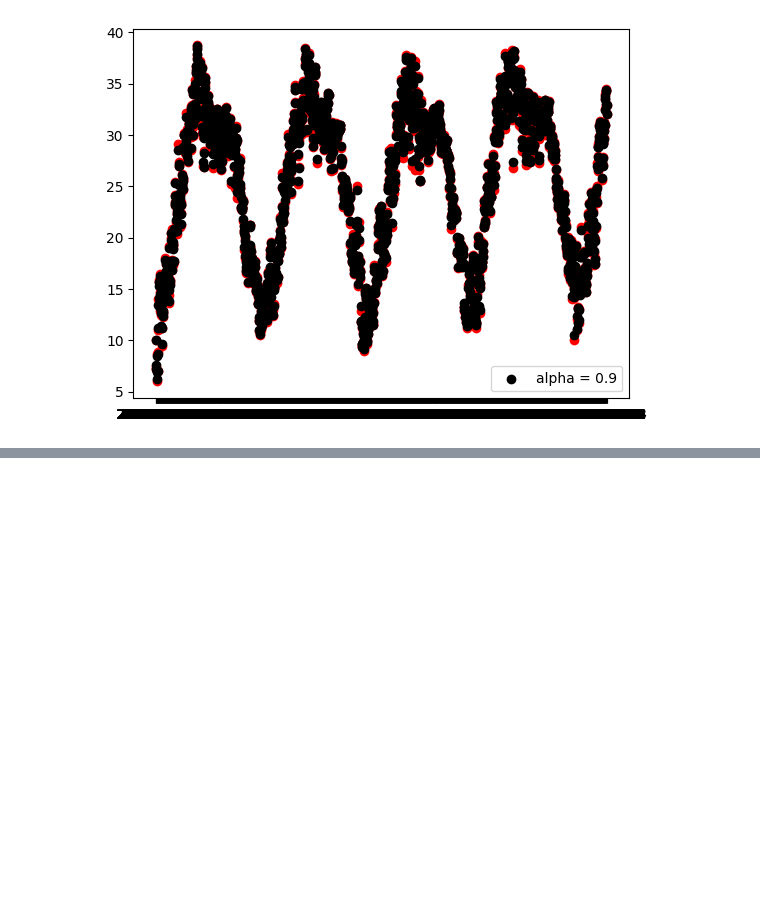
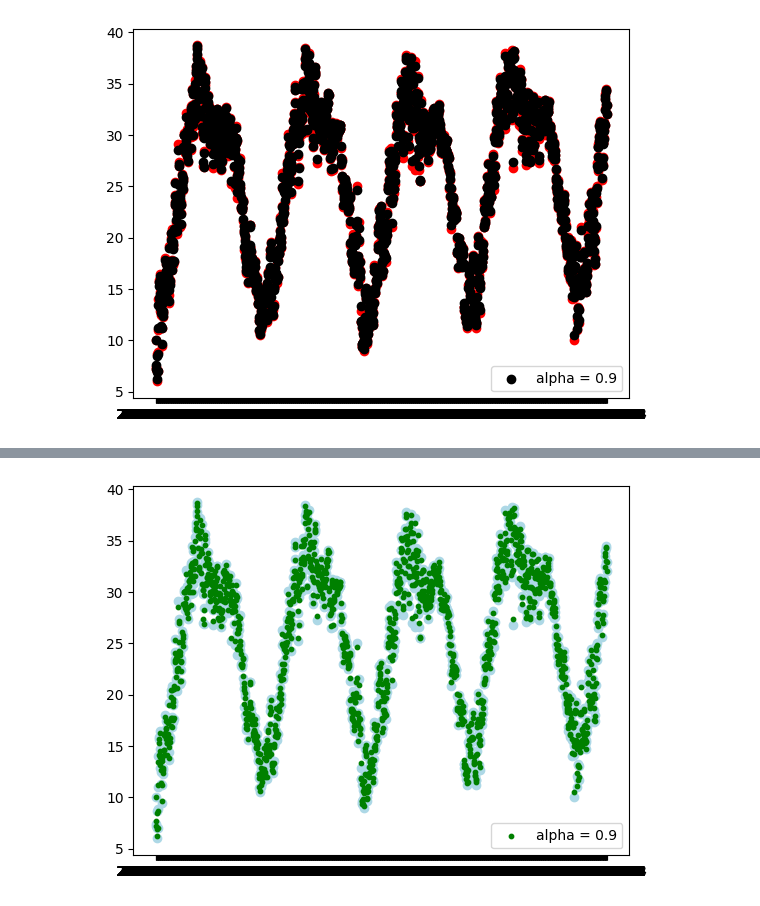
Before and after one commit to Ishaan-Ansari/Deep-Learning-from-scratch, a Jupyter notebook: 02-optimization-and-regularization/exp-weighted-avg.ipynb, the cells around one changed output, grey strips where cells are left out. Cells and saved outputs as stored; diff of their text form; code cells hidden in the pictures; blank space fills up the shorter version.

Commit message:
EWMA without using pre-built function

```diff
--- a/02-optimization-and-regularization/exp-weighted-avg.ipynb
+++ b/02-optimization-and-regularization/exp-weighted-avg.ipynb
@@ -63,0 +93,3 @@ plt.show()
+# %%
+# first create an empty column
+df['ewma'] = np.nan
@@ -63,0 +105,4 @@ plt.show()
+# %%
+# initialize first value
+# df['ewma'][0] = df['meantemp'][0]
+df.at[0, 'ewma'] = df.at[0, 'meantemp']
@@ -63,0 +118,10 @@ plt.show()
+# %%
+# Calculate EWMA without using any inbuilt function
+alpha = 0.9
+
+for i in range(1, len(df)):
+    # df['ewma'][i] = alpha*df['meantemp'][i-1] + (1-alpha)*df['meantemp'][i]
+    df.at[i, 'ewma'] = (
+        alpha*df.at[i, 'meantemp']
+        + (1-alpha)*df.at[i-1, 'ewma']
+    )
@@ -63,0 +137,7 @@ plt.show()
+# %%
+plt.scatter(df['date'], df['meantemp'], color='lightblue')
+plt.scatter(df['date'], df['ewma'], color='green', s=10, label='alpha = 0.9')
+plt.legend()
+plt.show()
+# %% [output]
+[figure, added]
```
Also changed, not shown: parts of 7 cells of this notebook.
